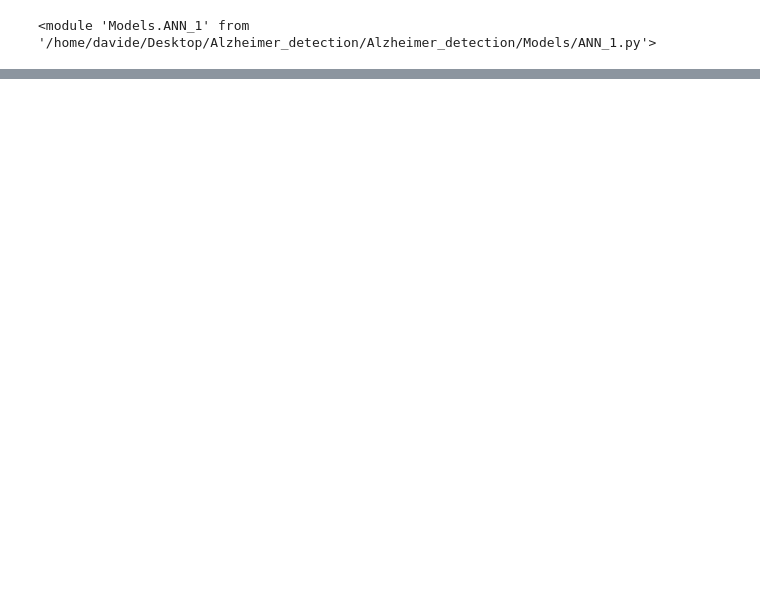
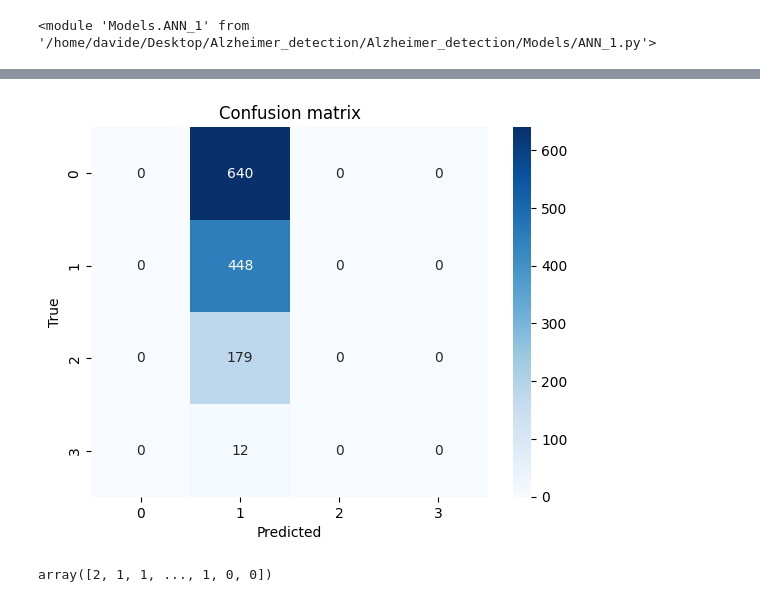
Before and after one commit to Ishikawa7/Alzheimer_detection, a Jupyter notebook: Alzheimer_detection.ipynb, the cells around one changed output, grey strips where cells are left out. Saved outputs shown, nothing was run; the diff lists cells and outputs as text; code cells hidden in the pictures; blank space fills up the shorter version.

```diff
--- a/Alzheimer_detection.ipynb
+++ b/Alzheimer_detection.ipynb
@@ -132,0 +205,5 @@ np.unique(predictions, return_counts=True)
+# %%
+predictions_class = predictions * 3
+predictions_class = predictions_class.round()
+predictions_class = predictions_class.astype(int)
+predictions_class
@@ -132,0 +218,4 @@ np.unique(predictions, return_counts=True)
+# %%
+labels_test_class = labels_test *3
+labels_test_class = labels_test_class.astype(int)
+labels_test_class
@@ -132,0 +238,16 @@ np.unique(predictions, return_counts=True)
+# %%
+# confusion matrix
+cm = confusion_matrix(labels_test_class, predictions_class)
+sns.heatmap(cm, annot=True, fmt='g', cmap='Blues')
+plt.xlabel('Predicted')
+plt.ylabel('True')
+plt.title('Confusion matrix')
+plt.show()
+# %% [output]
+[figure, added]
+# %%
+labels_train_class = labels_train *3
+labels_train_class = labels_train_class.astype(int)
+labels_train_class
+# %% [output]
+array([2, 1, 1, ..., 1, 0, 0])
```
Also changed, not shown: parts of 30 cells of this notebook, 4 other files.
